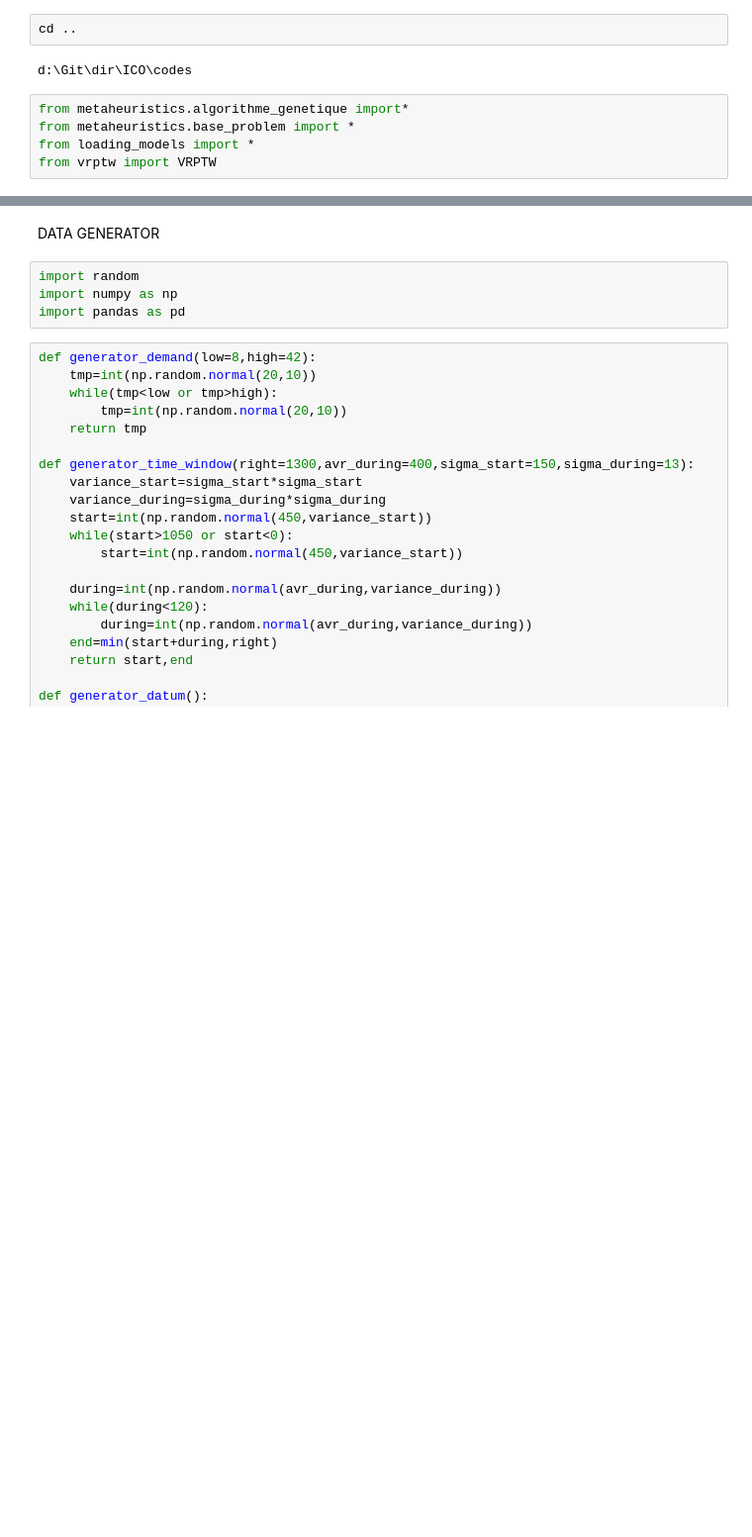
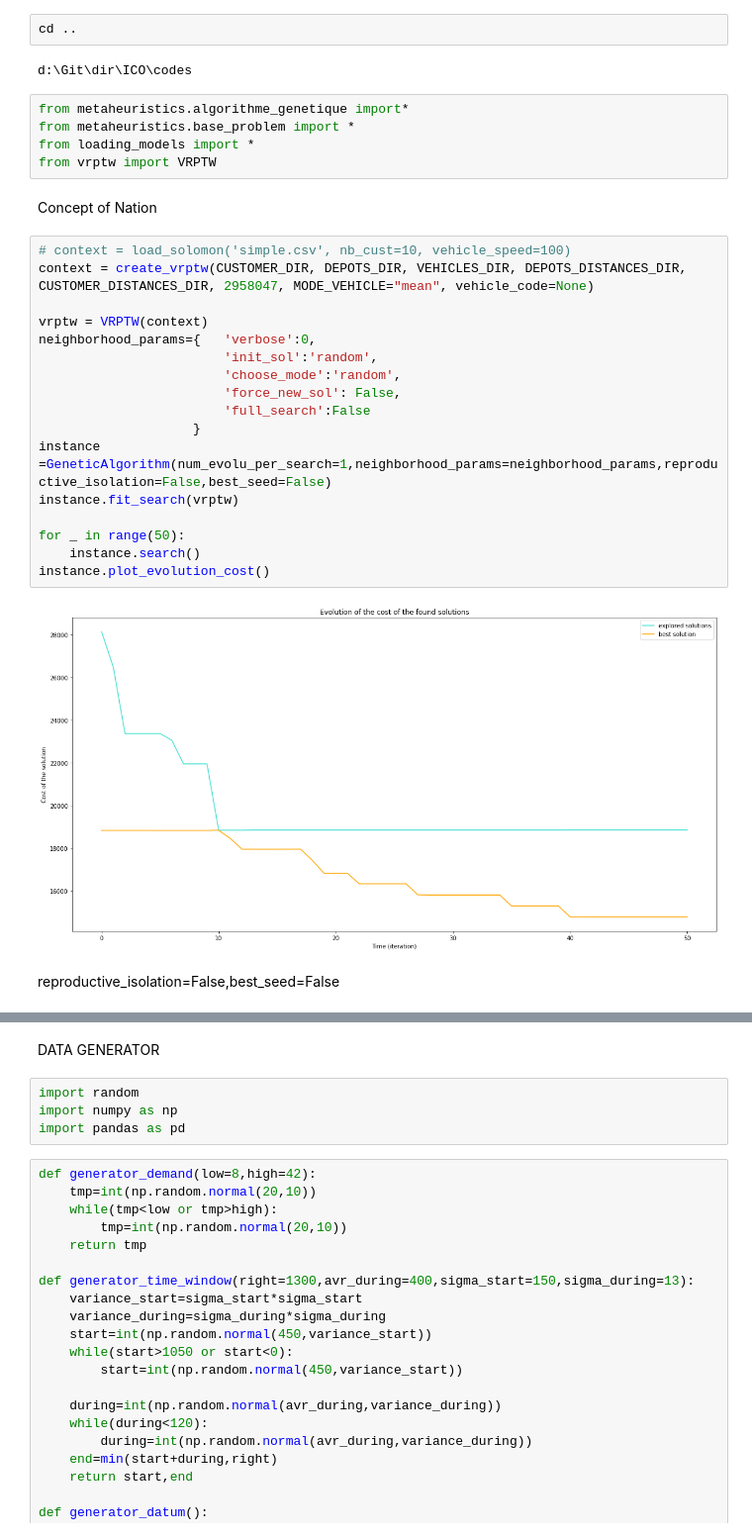
Before and after one commit to pabloskewes/ICO, a Jupyter notebook: codes/notebooks/GA.ipynb, the cells around one changed output, grey strips where cells are left out. Shown at 99% size. Saved outputs shown, nothing was run; the diff lists cells and outputs as text; blank space fills up the shorter version.

```diff
--- a/codes/notebooks/GA.ipynb
+++ b/codes/notebooks/GA.ipynb
@@ -11,3 +11,26 @@ from metaheuristics.algorithme_genetique import*
 from metaheuristics.base_problem import *
 from loading_models import *
 from vrptw import VRPTW
+# %% [markdown]
+Concept of Nation
+# %%
+# context = load_solomon('simple.csv', nb_cust=10, vehicle_speed=100)
+context = create_vrptw(CUSTOMER_DIR, DEPOTS_DIR, VEHICLES_DIR, DEPOTS_DISTANCES_DIR, CUSTOMER_DISTANCES_DIR, 2958047, MODE_VEHICLE="mean", vehicle_code=None)
+
+vrptw = VRPTW(context)
+neighborhood_params={   'verbose':0,
+                        'init_sol':'random',
+                        'choose_mode':'random',
+                        'force_new_sol': False,
+                        'full_search':False
+                    }
+instance =GeneticAlgorithm(num_evolu_per_search=1,neighborhood_params=neighborhood_params,reproductive_isolation=False,best_seed=False)
+instance.fit_search(vrptw)
+
+for _ in range(50):
+    instance.search()
+instance.plot_evolution_cost()
+# %% [output]
+[figure, added]
+# %% [markdown]
+reproductive_isolation=False,best_seed=False
```
Also changed, not shown: parts of 9 cells of this notebook, 2 other files.
